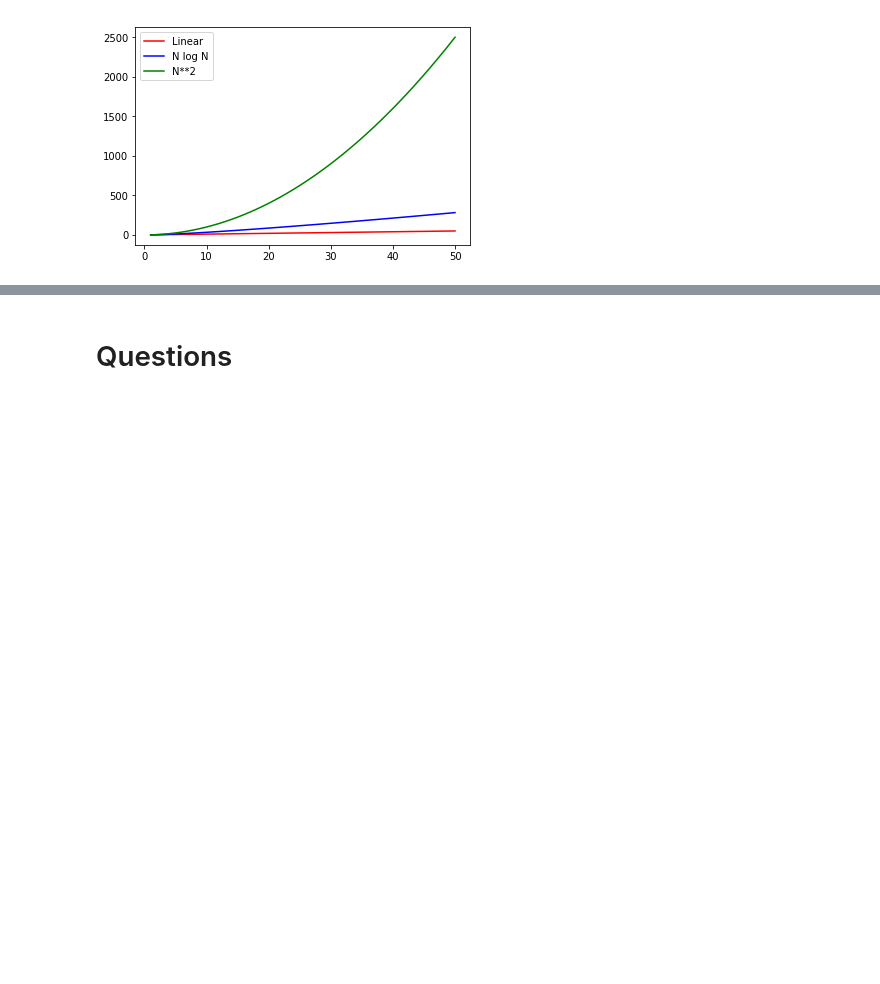
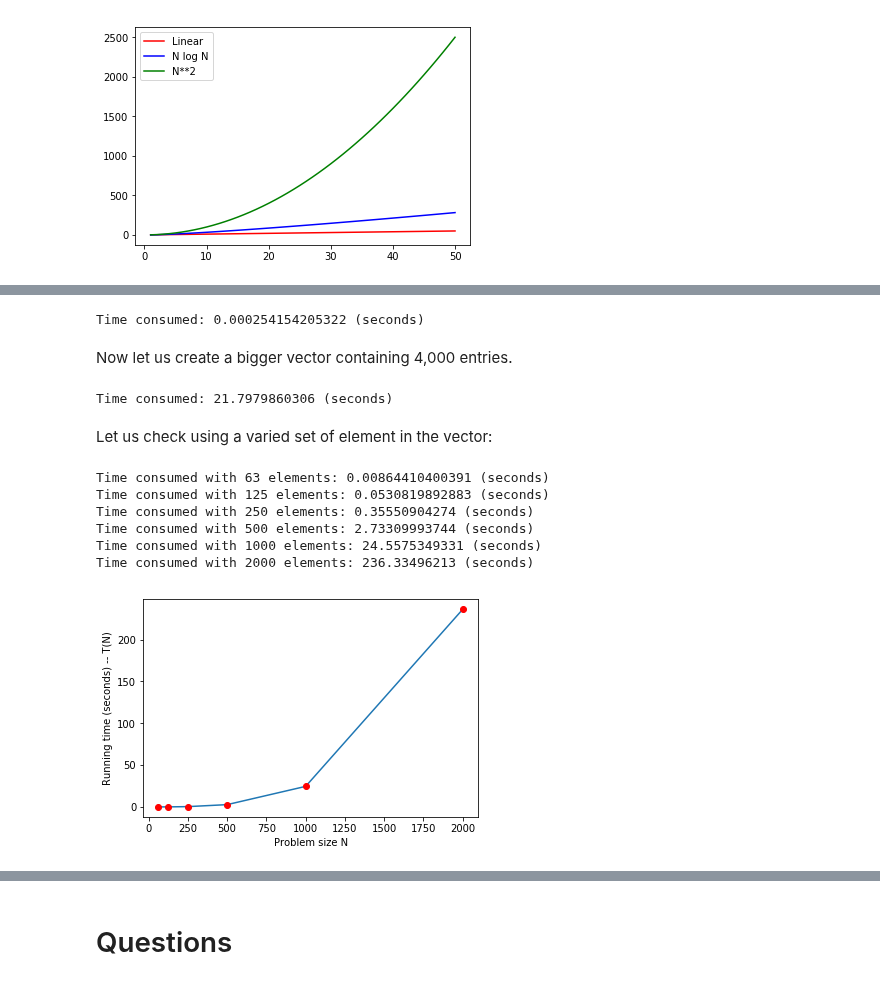
Before and after one commit to rogergranada/MOOCs, a Jupyter notebook: Coursera/Princeton/Algorithms-Part-1/Week 1/2. Analysis of Algorithms.ipynb, the cells around one changed output, grey strips where cells are left out. Drawn from its saved outputs; the diff is of its cells as text; code cells hidden in the pictures; blank space fills up the shorter version.

```diff
--- a/Coursera/Princeton/Algorithms-Part-1/Week 1/2. Analysis of Algorithms.ipynb
+++ b/Coursera/Princeton/Algorithms-Part-1/Week 1/2. Analysis of Algorithms.ipynb
@@ -39,0 +80,61 @@ plt.show()
+# %%
+import time
+
+class Stopwatch(object):
+    def __init__(self):
+        self.start = time.time()
+
+    def elapsed_time(self):
+        self.end = time.time()
+        return self.end - self.start
+
+v = [30, -40, -20, -10, 40, 0, 10, 5]
+t = Stopwatch()
+ts = TreeSum().brute_force(v)
+et = t.elapsed_time()
+print('Time consumed: {} (seconds)'.format(et))
+# %% [output]
+Time consumed: 0.000254154205322 (seconds)
+# %% [markdown]
+Now let us create a bigger vector containing 4,000 entries.
+# %%
+import time
+import random
+
+v = [random.randint(-100,100) for _ in range(1000)]
+t = Stopwatch()
+ts = TreeSum().brute_force(v)
+et = t.elapsed_time()
+print('Time consumed: {} (seconds)'.format(et))
+# %% [output]
+Time consumed: 21.7979860306 (seconds)
+# %% [markdown]
+Let us check using a varied set of element in the vector:
+# %%
+nb_elements = [63, 125, 250, 500, 1000, 2000]
+range_elem  = [50, 100, 100, 100, 300,  300]
+
+tconsumed = []
+for idx, nbe in enumerate(nb_elements):
+    v = [random.randint(-range_elem[idx],range_elem[idx]) for _ in range(nb_elements[idx])]
+    t = Stopwatch()
+    ts = TreeSum().brute_force(v)
+    et = t.elapsed_time()
+    print('Time consumed with {} elements: {} (seconds)'.format(nb_elements[idx], et))
+    tconsumed.append(et)
+# %% [output]
+Time consumed with 63 elements: 0.00864410400391 (seconds)
+Time consumed with 125 elements: 0.0530819892883 (seconds)
+Time consumed with 250 elements: 0.35550904274 (seconds)
+Time consumed with 500 elements: 2.73309993744 (seconds)
+Time consumed with 1000 elements: 24.5575349331 (seconds)
+Time consumed with 2000 elements: 236.33496213 (seconds)
+# %%
+# Plotting time for each vector
+plt.plot(nb_elements, tconsumed, '-')
+plt.plot(nb_elements, tconsumed, 'ro')
+plt.xlabel('Problem size N')
+plt.ylabel('Running time (seconds) -- T(N)')
+plt.show()
+# %% [output]
+[figure, added]
```
Also changed, not shown: parts of 28 cells of this notebook.
